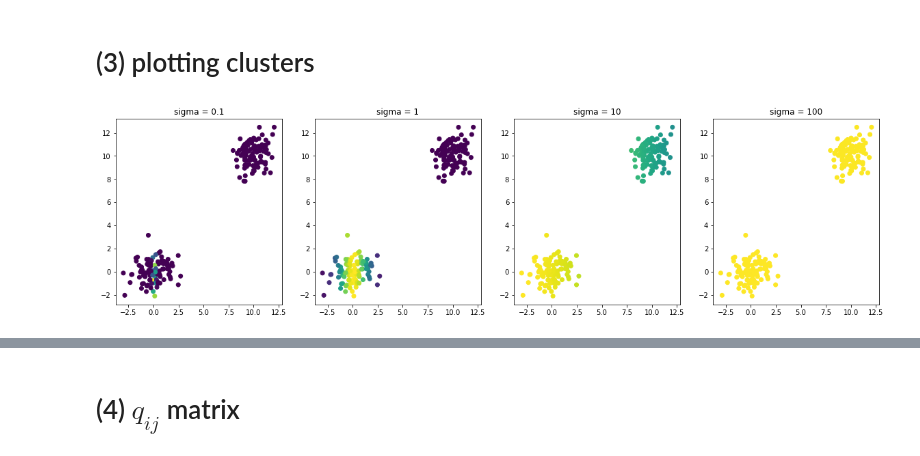
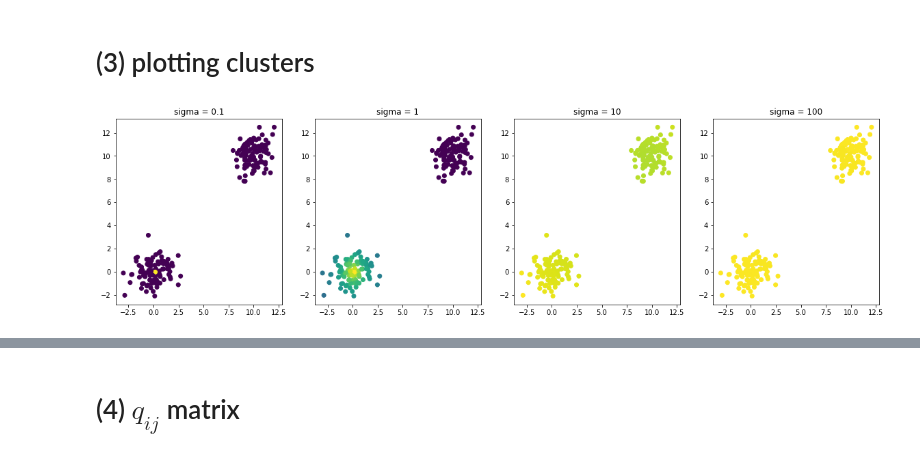
Before and after one commit to marlenelin/bioinfo, a Jupyter notebook: hw4.ipynb, the cells around one changed output, grey strips where cells are left out. Drawn from its saved outputs; the diff is of its cells as text; code cells hidden in the pictures.

```diff
--- a/hw4.ipynb
+++ b/hw4.ipynb
@@ -25,20 +25,18 @@ And we minimize the Kullback-Leibler divergence KL(P||Q) of P given q.
 
 p is the generating distribution (true), q is the reference distribution (in lower dim).
 # %%
-def Gker(j,i,dat,sigma=[1 for i in range(200)]):
+def Gker(j,i,data=data,sigma2=[1 for i in range(200)]):
 # compute caussian kernels
+    x = data.x
+    y = data.y
     if j == i:
         return 0
-    num = np.exp(-abs(dat[i]-dat[j])**2 / (2*sigma[i]**2))
+    dist = np.sqrt((x[i] - x[j])**2 + (y[i] - y[j])**2)
+    num = np.exp(-dist/ (2*sigma2[i]))
     denom = 0
     for k in range(200):
         if k != i:
-            denom += np.exp(-abs(dat[i]-dat[k])**2 / (2*sigma[i]**2))
+            distk = np.sqrt((x[i] - x[k])**2 + (y[i] - y[k])**2)
+            denom += np.exp(-distk / (2*sigma2[i]))
 
     return num/denom
-# %%
-j_i =  np.zeros((200,200))
-print(j_i[0,0])
-for i in range(200):
-    for j in range(200):
-        j_i[i,j] = Gker(j,i,data.x)
@@ -70,19 +49,17 @@ print(sum(j_i[1,:]))
 
 made symmetric
 # %%
-def matp(dat=data.x,sigma=[1 for i in range(200)]):
+def matp(data=data,sigma2=[1 for i in range(200)]):
     p_mat =  np.zeros((200,200))
     for i in range(200):
-        for j in range(200):
-            if j == i:
-                p_mat[i,j] = 0
-            else:
-                pji = Gker(j,i,dat,sigma)
-                pij = Gker(i,j,dat,sigma)
-                p_mat[i,j] = (pji + pij) / (2*200)
+        for j in range(i,200):
+            pji = Gker(j,i,data,sigma2)
+            pij = Gker(i,j,data,sigma2)
+            p_mat[i,j] = (pji + pij) / (2*200)
+            p_mat[j,i] = p_mat[i,j]
     return p_mat
 # %%
-p_mat = matp(data.x)
+p_mat = matp()
 # %%
 p_mat
 # %% [output]
@@ -111,11 +88,11 @@ from matplotlib import pyplot as plt
 # %%
 fig,ax = plt.subplots(1,4,figsize=(20,5))
 sigs = [0.1,1,10,100]
 for idx in range(len(sigs)):
-    sigma = [sigs[idx] for i in range(200)]
-    p_mat = matp(sigma = sigma)
+    sigma2 = [sigs[idx] for i in range(200)]
+    p_mat = matp(sigma2 = sigma2)
     colorsp = p_mat[0,:]/p_mat[0:,].max()
     ax[idx].scatter(data.x,data.y,c=colorsp)
     ax[idx].set_title('sigma = '+str(sigs[idx]))
 # %% [output]
-[figure, old version]
+[figure, new version]
```
Also changed, not shown: parts of 17 cells of this notebook, 7 other files.
